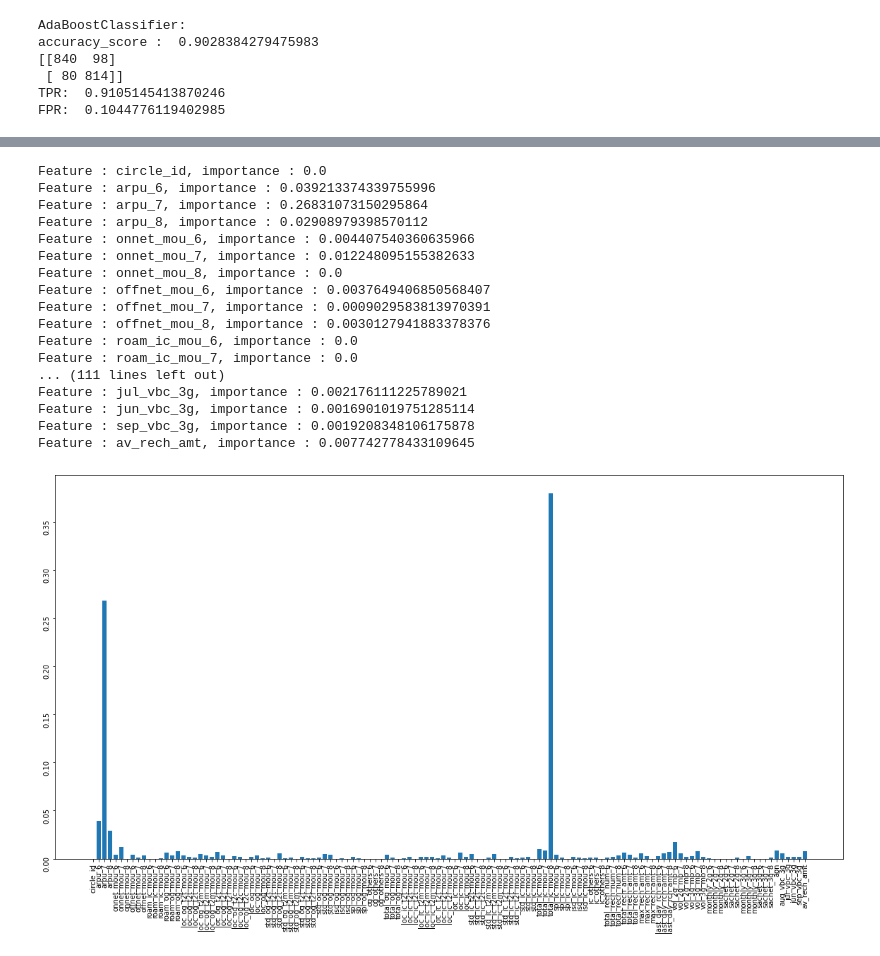
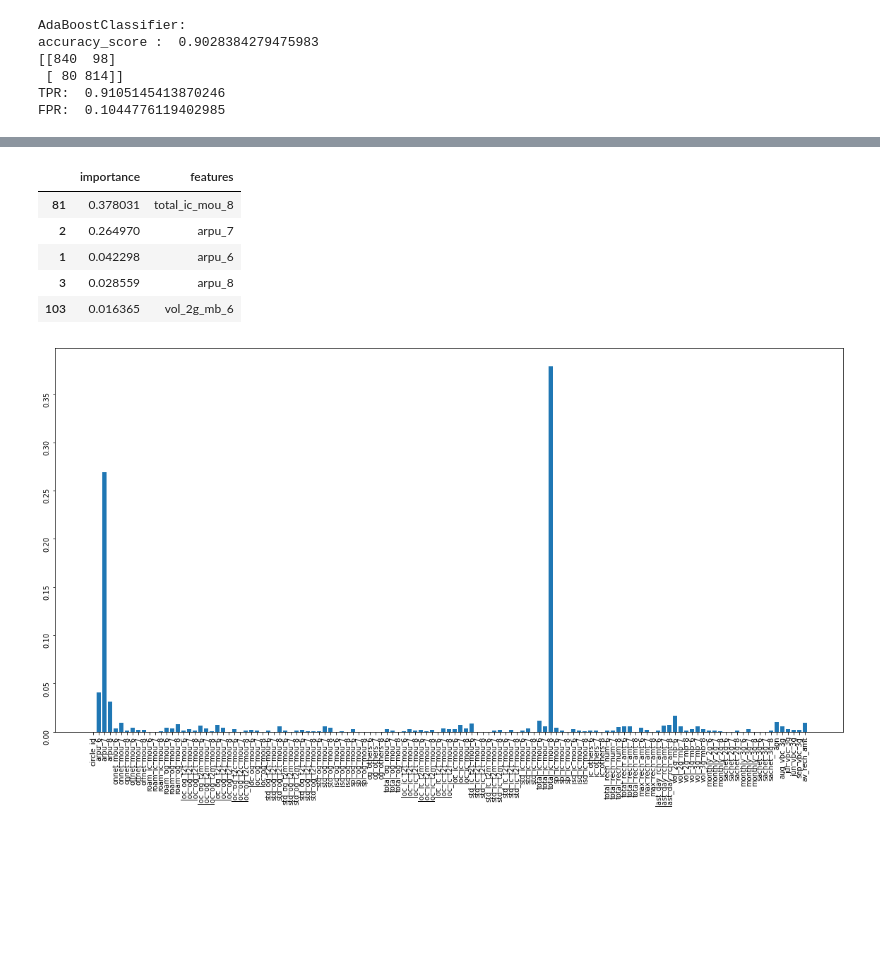
Before and after one commit to hashtaghacker/telecom_churn_pca, a Jupyter notebook: telecom.ipynb, the cells around one changed output, grey strips where cells are left out. Saved outputs shown, nothing was run; the diff lists cells and outputs as text; code cells hidden in the pictures; blank space fills up the shorter version.

```diff
--- a/telecom.ipynb
+++ b/telecom.ipynb
@@ -524,30 +524,22 @@ FPR:  0.05650319829424307
-# %%
-#Feature Importance
-
-dtc = DecisionTreeClassifier()
-dtc.fit(X_train, y_train)
-importance = dtc.feature_importances_
-
-for i,v in enumerate(importance):
-    print("Feature : {0}, importance : {1}".format(feature_cols[i],v))
-# %% [output]
-Feature : circle_id, importance : 0.0
-Feature : arpu_6, importance : 0.039213374339755996
-Feature : arpu_7, importance : 0.26831073150295864
-Feature : arpu_8, importance : 0.02908979398570112
-Feature : onnet_mou_6, importance : 0.004407540360635966
-Feature : onnet_mou_7, importance : 0.012248095155382633
-Feature : onnet_mou_8, importance : 0.0
-Feature : offnet_mou_6, importance : 0.0037649406850568407
-Feature : offnet_mou_7, importance : 0.0009029583813970391
-Feature : offnet_mou_8, importance : 0.0030127941883378376
-Feature : roam_ic_mou_6, importance : 0.0
-Feature : roam_ic_mou_7, importance : 0.0
-... (111 lines left out)
-Feature : jul_vbc_3g, importance : 0.002176111225789021
-Feature : jun_vbc_3g, importance : 0.0016901019751285114
-Feature : sep_vbc_3g, importance : 0.0019208348106175878
-Feature : av_rech_amt, importance : 0.007742778433109645
+# %%
+#Feature Importance
+
+dtc = DecisionTreeClassifier()
+dtc.fit(X_train, y_train)
+importance = dtc.feature_importances_
+imp = pd.DataFrame(importance, columns=['importance'])
+features = pd.DataFrame(feature_cols, columns=['features'])
+imp_features = imp.merge(features, left_index=True, right_index=True)
+imp_features = imp_features.sort_values(by='importance', ascending=False)
+
+imp_features[:5]
+# %% [output]
+|  | importance | features |
+| 81 | 0.378031 | total_ic_mou_8 |
+| 2 | 0.264970 | arpu_7 |
+| 1 | 0.042298 | arpu_6 |
+| 3 | 0.028559 | arpu_8 |
+| 103 | 0.016365 | vol_2g_mb_6 |
 # %%
 plt.figure(figsize=(20,10))
 plt.bar(feature_cols, importance)
```
Also changed, not shown: parts of 2 cells of this notebook.
